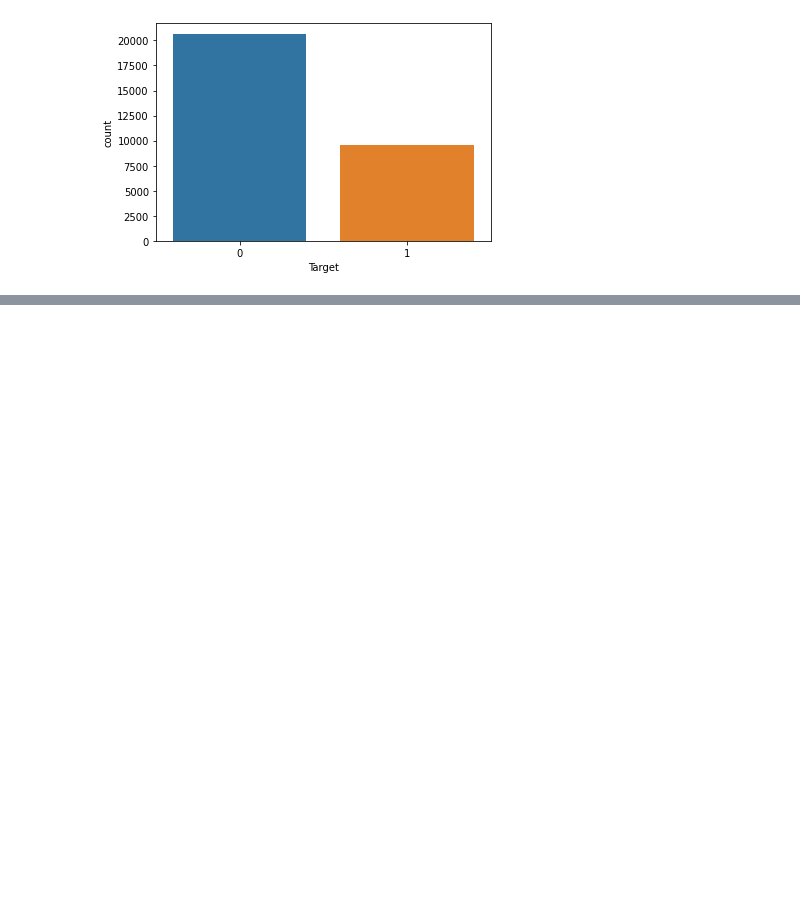
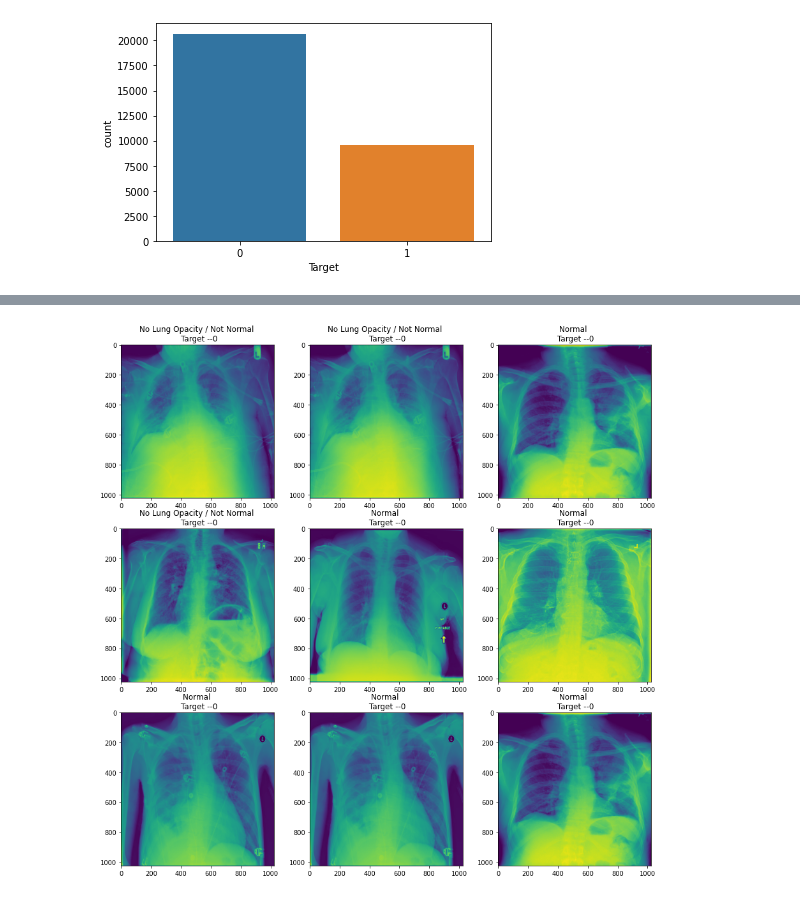
Before and after one commit to baalasangar/MLAI, a Jupyter notebook: 13_Capstone/Image_classification.ipynb, the cells around one changed output, grey strips where cells are left out. Saved outputs shown, nothing was run; the diff lists cells and outputs as text; code cells hidden in the pictures; blank space fills up the shorter version.

```diff
--- a/13_Capstone/Image_classification.ipynb
+++ b/13_Capstone/Image_classification.ipynb
@@ -111,0 +196,4 @@ Name: Target, dtype: int64
+# %%
+plot_images(not_infected_id)
+# %% [output]
+[figure, added]
```
Also changed, not shown: parts of 10 cells of this notebook.
